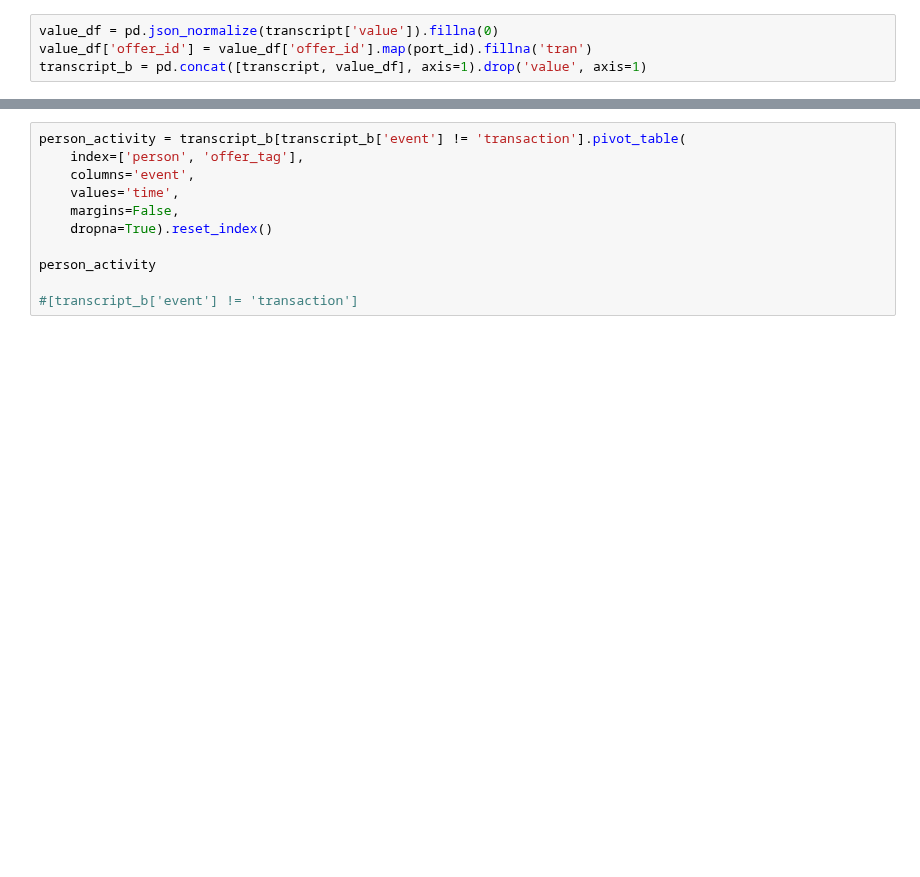
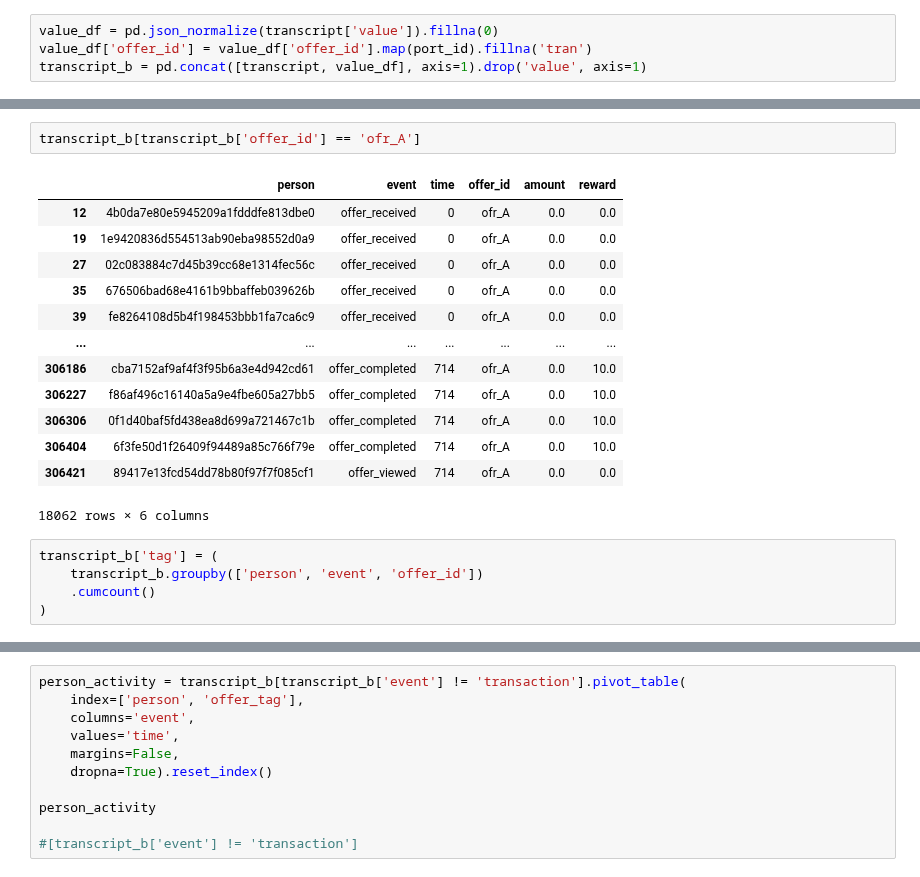
Before and after one commit to Niltonjuniorphd/Starbucks_project, a Jupyter notebook: Starbucks_Capstone_notebook.ipynb, the cells around one changed output, grey strips where cells are left out. Cells and saved outputs as stored; diff of their text form; blank space fills up the shorter version.

```diff
--- a/Starbucks_Capstone_notebook.ipynb
+++ b/Starbucks_Capstone_notebook.ipynb
@@ -349,0 +379,21 @@ transcript_b = pd.concat([transcript, value_df], axis=1).drop('value', axis=1)
+# %%
+transcript_b[transcript_b['offer_id'] == 'ofr_A']
+# %% [output]
+|  | person | event | time | offer_id | amount | reward |
+| 12 | 4b0da7e80e5945209a1fdddfe813dbe0 | offer_received | 0 | ofr_A | 0.0 | 0.0 |
+| 19 | 1e9420836d554513ab90eba98552d0a9 | offer_received | 0 | ofr_A | 0.0 | 0.0 |
+| 27 | 02c083884c7d45b39cc68e1314fec56c | offer_received | 0 | ofr_A | 0.0 | 0.0 |
+| 35 | 676506bad68e4161b9bbaffeb039626b | offer_received | 0 | ofr_A | 0.0 | 0.0 |
+| 39 | fe8264108d5b4f198453bbb1fa7ca6c9 | offer_received | 0 | ofr_A | 0.0 | 0.0 |
+| ... | ... | ... | ... | ... | ... | ... |
+| 306186 | cba7152af9af4f3f95b6a3e4d942cd61 | offer_completed | 714 | ofr_A | 0.0 | 10.0 |
+| 306227 | f86af496c16140a5a9e4fbe605a27bb5 | offer_completed | 714 | ofr_A | 0.0 | 10.0 |
+| 306306 | 0f1d40baf5fd438ea8d699a721467c1b | offer_completed | 714 | ofr_A | 0.0 | 10.0 |
+| 306404 | 6f3fe50d1f26409f94489a85c766f79e | offer_completed | 714 | ofr_A | 0.0 | 10.0 |
+| 306421 | 89417e13fcd54dd78b80f97f7f085cf1 | offer_viewed | 714 | ofr_A | 0.0 | 0.0 |
+18062 rows × 6 columns
+# %%
+transcript_b['tag'] = (
+    transcript_b.groupby(['person', 'event', 'offer_id'])
+    .cumcount()
+)
```
Also changed, not shown: parts of 16 cells of this notebook.
